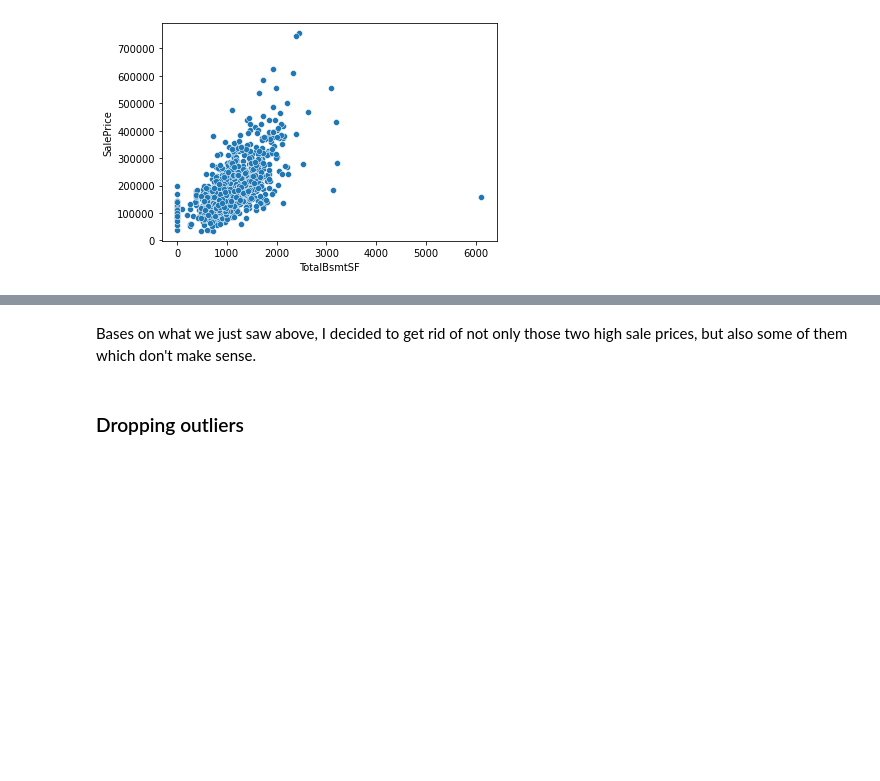
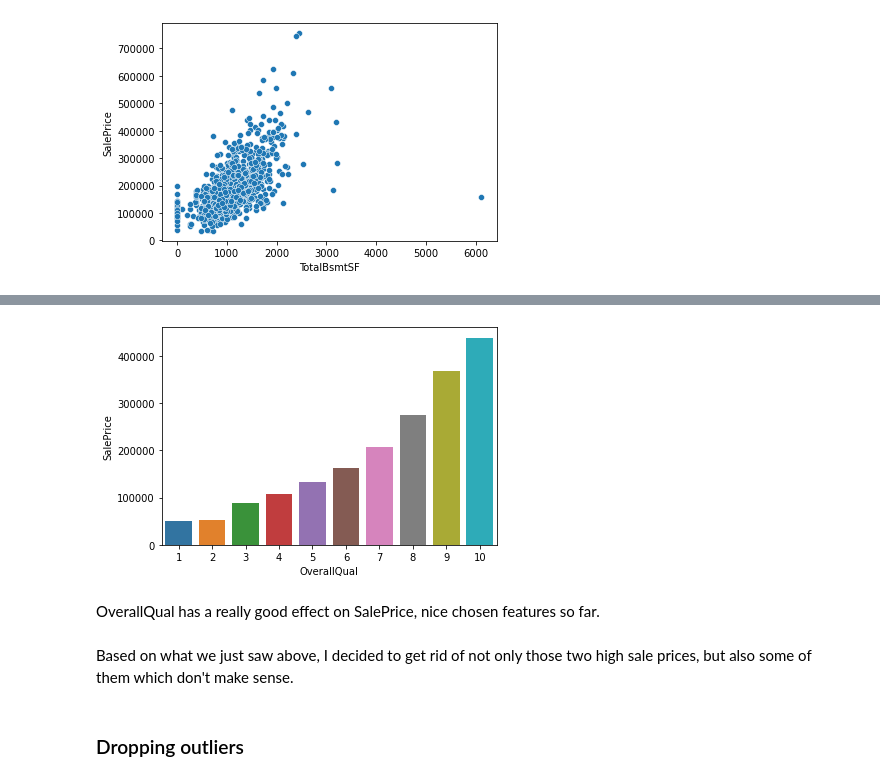
Before and after one commit to gha7all/DataScienceHub, a Jupyter notebook: week-1/housePrice_regression/price prediction.ipynb, the cells around one changed output, grey strips where cells are left out. Saved outputs shown, nothing was run; the diff lists cells and outputs as text; code cells hidden in the pictures; blank space fills up the shorter version.

```diff
--- a/week-1/housePrice_regression/price prediction.ipynb
+++ b/week-1/housePrice_regression/price prediction.ipynb
@@ -147,0 +147,4 @@ plt.show()
+# %%
+qualification = df[['SalePrice', 'OverallQual']].groupby(
+    'OverallQual', as_index=False)['SalePrice'].mean()
+qualification
@@ -148,5 +163,12 @@ plt.show()
+# %%
+sns.barplot(x=qualification['OverallQual'], y=qualification['SalePrice'])
+plt.show()
+# %% [output]
+[figure, added]
+# %% [markdown]
+OverallQual has a really good effect on SalePrice, nice chosen features so far.
 # %% [markdown]
-Bases on what we just saw above, I decided to get rid of not only those two high sale prices, but also some of them which don't make sense.
+Based on what we just saw above, I decided to get rid of not only those two high sale prices, but also some of them which don't make sense.
 # %% [markdown]
 ### Dropping outliers
 # %%
```
Also changed, not shown: parts of 41 cells of this notebook, 6 other files.
